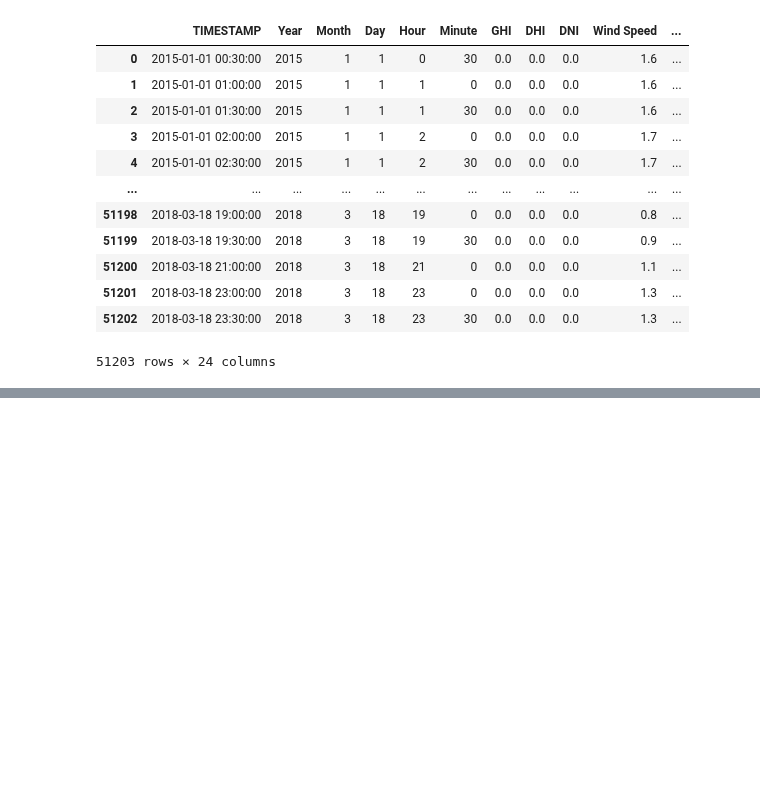
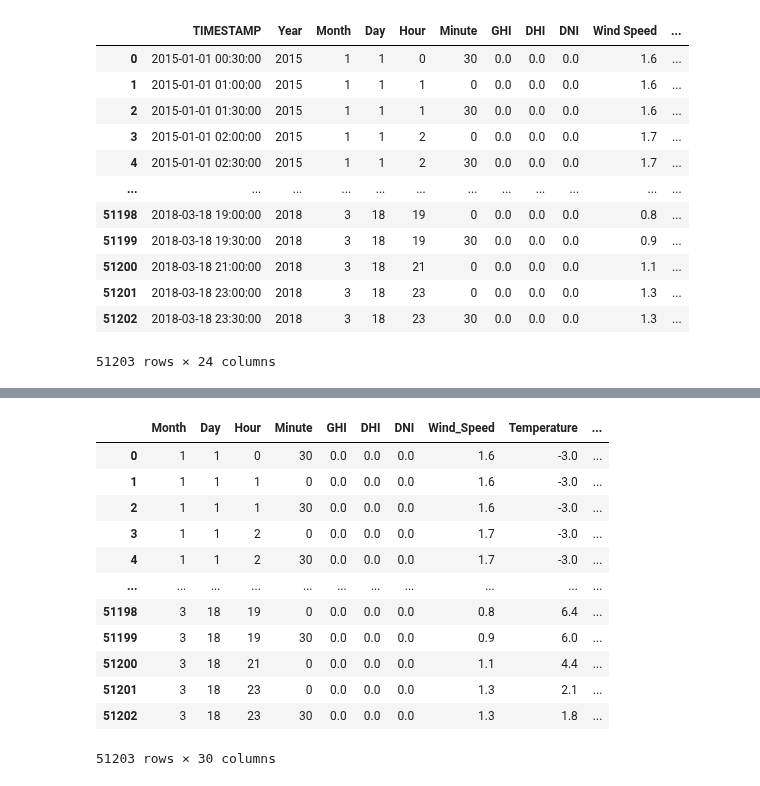
Before and after one commit to sjmisina/Solar-Panel-Potential-Energy, a Jupyter notebook: Code/Machine Learning/Solar Neural Net.ipynb, the cells around one changed output, grey strips where cells are left out. Drawn from its saved outputs; the diff is of its cells as text; code cells hidden in the pictures; blank space fills up the shorter version.

Commit message:
ML Preprocessing
-connected sql database to python
-began preprocessing for machine learning model

```diff
--- a/Code/Machine Learning/Solar Neural Net.ipynb
+++ b/Code/Machine Learning/Solar Neural Net.ipynb
@@ -7,8 +9,8 @@ from config import password
 # %%
 engine = create_engine(f'postgresql://postgres:{password}@localhost:5432/SolarDB')
 # %%
-solar_db = pd.read_sql_query('SELECT * FROM solar_data ;', engine)
-solar_db
+input_df = pd.read_sql_query('SELECT * FROM solar_data ;', engine)
+input_df
 # %% [output]
 |  | TIMESTAMP | Year | Month | Day | Hour | Minute | GHI | DHI | DNI | Wind Speed | ... |
 | 0 | 2015-01-01 00:30:00 | 2015 | 1 | 1 | 0 | 30 | 0.0 | 0.0 | 0.0 | 1.6 | ... |
@@ -25,0 +37,22 @@ solar_db
+# %%
+# Rename Columns
+solar_df = input_df
+solar_df.rename(columns={
+    "gInvVDCin_Avg": "Ground_Voltage_Output",
+    "cInvVDCin_Avg": "Canopy_Voltage_Output",
+    "rInvVDCin_Avg": 'Roof_Voltage_Output',
+    "gArray_Tilt": 'Ground_Array_Tilt',
+    'cArray_Tilt': 'Canopy_Array_Tilt',
+    'rArray_Tilt': 'Roof_Array_Tilt',
+    'Wind Speed': 'Wind_Speed',
+    'Cloud Type': 'Cloud_Type',
+    'Solar Zenith Angle': 'Solar_Zenith_Angle',
+    'Surface Albedo': 'Surface_Albedo',
+    'Wind Direction': 'Wind_Direction',
+    'Relative Humidity': 'Relative_Humidity',
+    'Precipitable Water': 'Precipitable_Water',
+}, inplace=True)
+
+#solar_df = solar_df.drop(['TIMESTAMP', 'Year'], axis=1)
+
+solar_df.columns
@@ -25,0 +77,11 @@ solar_db
+# %%
+# Encode Cloud Types
+from sklearn.preprocessing import OneHotEncoder
+enc = OneHotEncoder(sparse=False)
+
+# Fit the encoder and produce encoded DataFrame
+encode_df = pd.DataFrame(enc.fit_transform(solar_df.Cloud_Type.values.reshape(-1,1)))
+
+# Rename encoded columns
+encode_df.columns = enc.get_feature_names(['Cloud_Type'])
+encode_df.head()
@@ -25,0 +95,18 @@ solar_db
+# %%
+# Merge the two DataFrames together and drop the Country column
+solar_df = solar_df.merge(encode_df,left_index=True,right_index=True).drop("Cloud_Type",1)
+solar_df
+# %% [output]
+|  | Month | Day | Hour | Minute | GHI | DHI | DNI | Wind_Speed | Temperature | ... |
+| 0 | 1 | 1 | 0 | 30 | 0.0 | 0.0 | 0.0 | 1.6 | -3.0 | ... |
+| 1 | 1 | 1 | 1 | 0 | 0.0 | 0.0 | 0.0 | 1.6 | -3.0 | ... |
+| 2 | 1 | 1 | 1 | 30 | 0.0 | 0.0 | 0.0 | 1.6 | -3.0 | ... |
+| 3 | 1 | 1 | 2 | 0 | 0.0 | 0.0 | 0.0 | 1.7 | -3.0 | ... |
+| 4 | 1 | 1 | 2 | 30 | 0.0 | 0.0 | 0.0 | 1.7 | -3.0 | ... |
+| ... | ... | ... | ... | ... | ... | ... | ... | ... | ... | ... |
+| 51198 | 3 | 18 | 19 | 0 | 0.0 | 0.0 | 0.0 | 0.8 | 6.4 | ... |
+| 51199 | 3 | 18 | 19 | 30 | 0.0 | 0.0 | 0.0 | 0.9 | 6.0 | ... |
+| 51200 | 3 | 18 | 21 | 0 | 0.0 | 0.0 | 0.0 | 1.1 | 4.4 | ... |
+| 51201 | 3 | 18 | 23 | 0 | 0.0 | 0.0 | 0.0 | 1.3 | 2.1 | ... |
+| 51202 | 3 | 18 | 23 | 30 | 0.0 | 0.0 | 0.0 | 1.3 | 1.8 | ... |
+51203 rows × 30 columns
```
Also changed, not shown: parts of 6 cells of this notebook, 1 other file.
